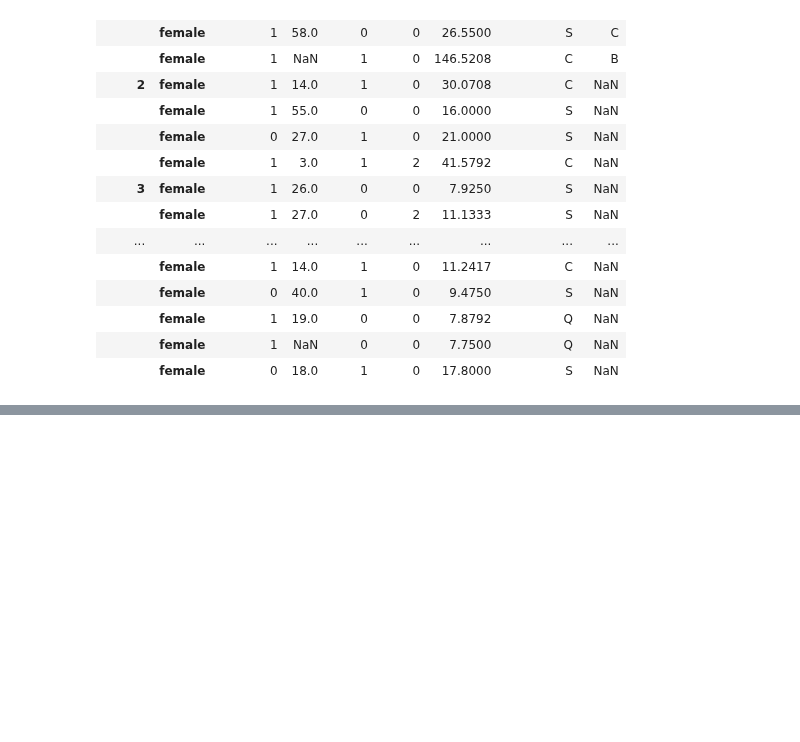
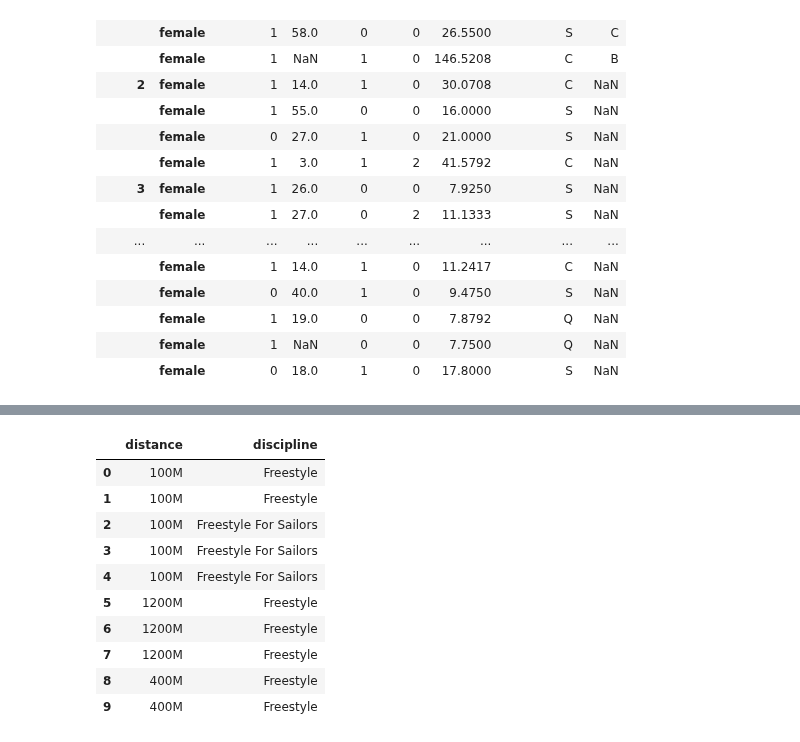
Before and after one commit to alchemistbg/udemy-the-complete-pandas-bootcamp, a Jupyter notebook: Section-09/Panda_Basics_III.ipynb, the cells around one changed output, grey strips where cells are left out. Drawn from its saved outputs; the diff is of its cells as text; code cells hidden in the pictures; blank space fills up the shorter version.

```diff
--- a/Section-09/Panda_Basics_III.ipynb
+++ b/Section-09/Panda_Basics_III.ipynb
@@ -529,0 +659,2 @@ titanic_slice.loc[(slice(None), slice('female')), :]
+# %%
+events = summer.loc[:9, 'Event'].copy()
@@ -529,0 +703,19 @@ titanic_slice.loc[(slice(None), slice('female')), :]
+# %%
+events_df = events.str.split(' ', n = 1, expand = True)
+# %%
+events_df.rename(columns = {
+    0: 'distance',
+    1: 'discipline'
+})
+# %% [output]
+|  | distance | discipline |
+| 0 | 100M | Freestyle |
+| 1 | 100M | Freestyle |
+| 2 | 100M | Freestyle For Sailors |
+| 3 | 100M | Freestyle For Sailors |
+| 4 | 100M | Freestyle For Sailors |
+| 5 | 1200M | Freestyle |
+| 6 | 1200M | Freestyle |
+| 7 | 1200M | Freestyle |
+| 8 | 400M | Freestyle |
+| 9 | 400M | Freestyle |
```
Also changed, not shown: parts of 26 cells of this notebook, 1 other file.
